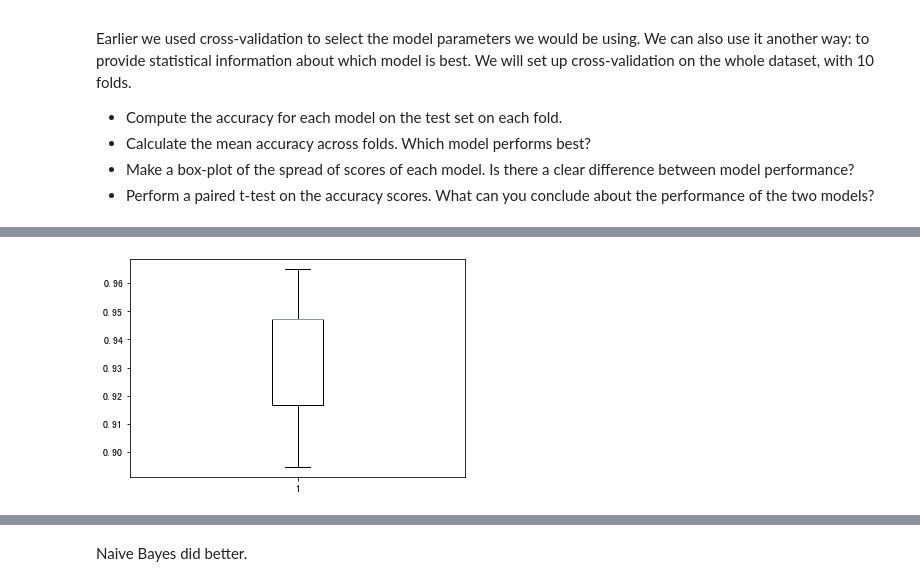
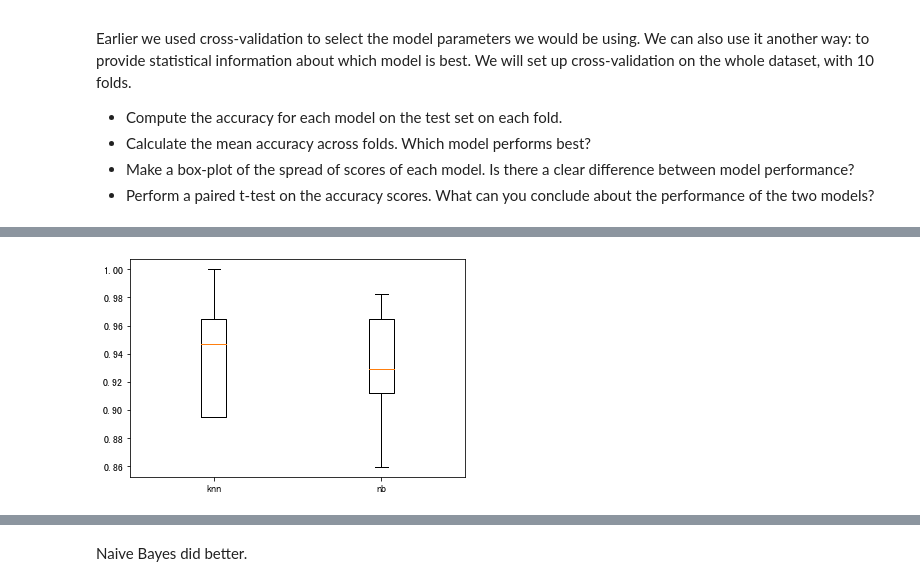
Before and after one commit to FengfanHu/INAI_Bristol, a Jupyter notebook: Week14/Worksheet 2 Week 14.ipynb, the cells around one changed output, grey strips where cells are left out. Cells and saved outputs as stored; diff of their text form; code cells hidden in the pictures.

```diff
--- a/Week14/Worksheet 2 Week 14.ipynb
+++ b/Week14/Worksheet 2 Week 14.ipynb
@@ -458,7 +474,8 @@ nb_acc_mean, nb_acc_std
 # %%
 # Make a boxplot of the accuracy scores. (Use plt.boxplot).
 # Is there a clear difference between the models?
 ##TODO##
-plt.boxplot(knn_accuracies);
+box_plot_data = [knn_accuracies, nb_accuracies];
+plt.boxplot(box_plot_data, labels=["knn", "nb"]);
 # %% [output]
-[figure, old version]
+[figure, new version]
```
Also changed, not shown: parts of 7 cells of this notebook, 10 other files.
